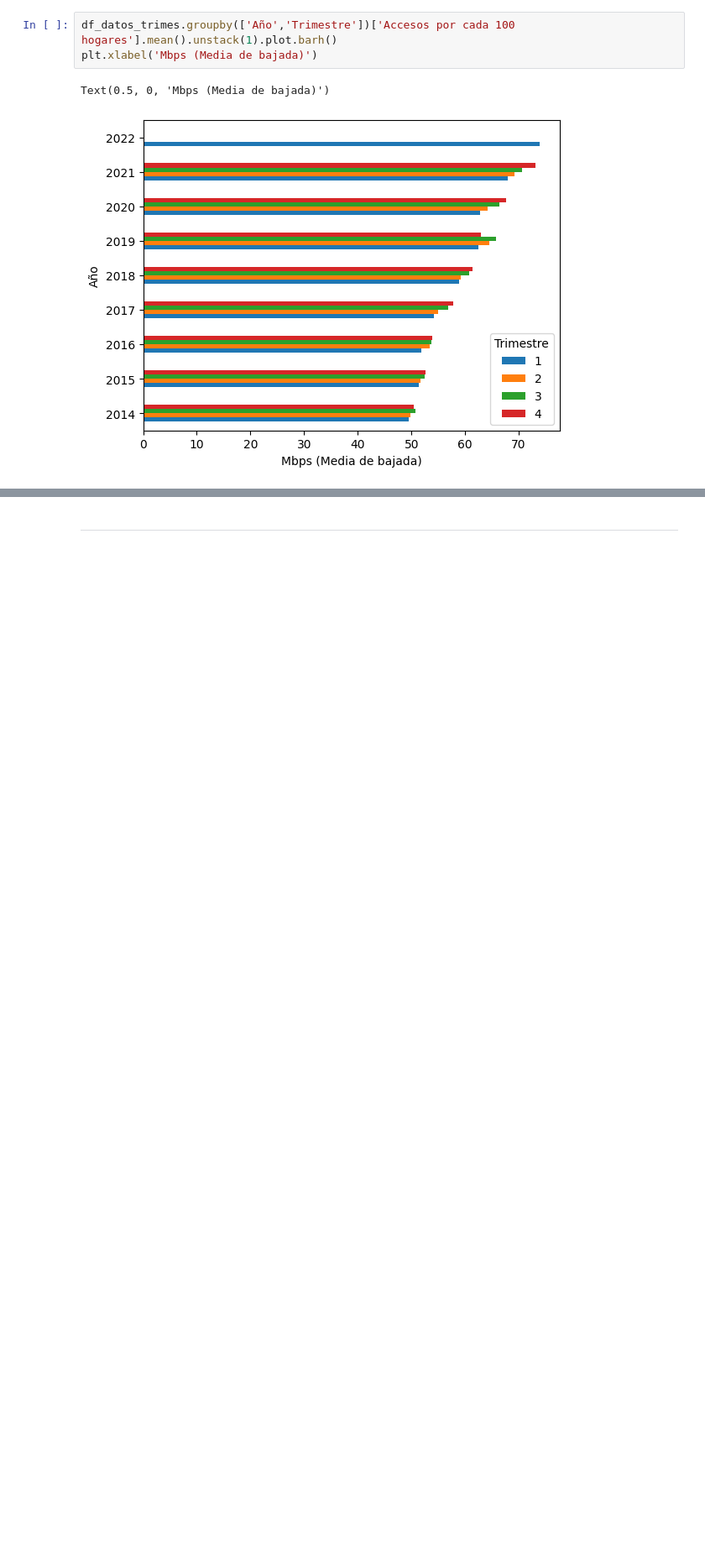
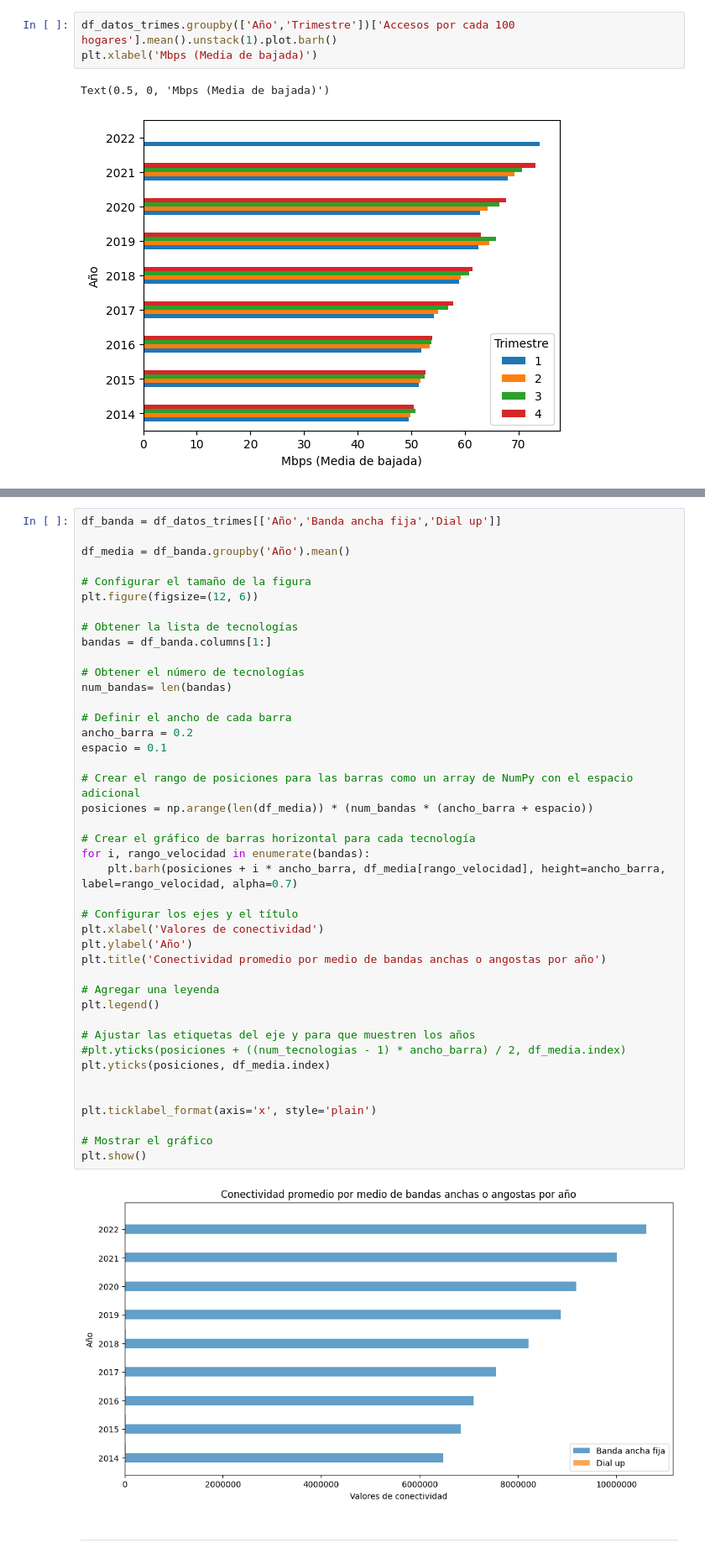
Before and after one commit to juanjolopez28/Proyectos, a Jupyter notebook: Proyecto_Henry02/EDA.ipynb, the cells around one changed output, grey strips where cells are left out. Shown at 84% size. Cells and saved outputs as stored; diff of their text form; blank space fills up the shorter version.

```diff
--- a/Proyecto_Henry02/EDA.ipynb
+++ b/Proyecto_Henry02/EDA.ipynb
@@ -104,2 +107,46 @@ Text(0.5, 0, 'Mbps (Media de bajada)')
+# %%
+df_banda = df_datos_trimes[['Año','Banda ancha fija','Dial up']]
+
+df_media = df_banda.groupby('Año').mean()
+
+# Configurar el tamaño de la figura
+plt.figure(figsize=(12, 6))
+
+# Obtener la lista de tecnologías
+bandas = df_banda.columns[1:]
+
+# Obtener el número de tecnologías
+num_bandas= len(bandas)
+
+# Definir el ancho de cada barra
+ancho_barra = 0.2
+espacio = 0.1
+
+# Crear el rango de posiciones para las barras como un array de NumPy con el espacio adicional
+posiciones = np.arange(len(df_media)) * (num_bandas * (ancho_barra + espacio))
+
+# Crear el gráfico de barras horizontal para cada tecnología
+for i, rango_velocidad in enumerate(bandas):
+    plt.barh(posiciones + i * ancho_barra, df_media[rango_velocidad], height=ancho_barra, label=rango_velocidad, alpha=0.7)
+
+# Configurar los ejes y el título
+plt.xlabel('Valores de conectividad')
+plt.ylabel('Año')
+plt.title('Conectividad promedio por medio de bandas anchas o angostas por año')
+
+# Agregar una leyenda
+plt.legend()
+
+# Ajustar las etiquetas del eje y para que muestren los años
+#plt.yticks(posiciones + ((num_tecnologias - 1) * ancho_barra) / 2, df_media.index)
+plt.yticks(posiciones, df_media.index)
+
+
+plt.ticklabel_format(axis='x', style='plain')
+
+# Mostrar el gráfico
+plt.show()
+# %% [output]
+[figure, added]
 # %% [markdown]
 ---
```
Also changed, not shown: parts of 21 cells of this notebook, 7 other files.
